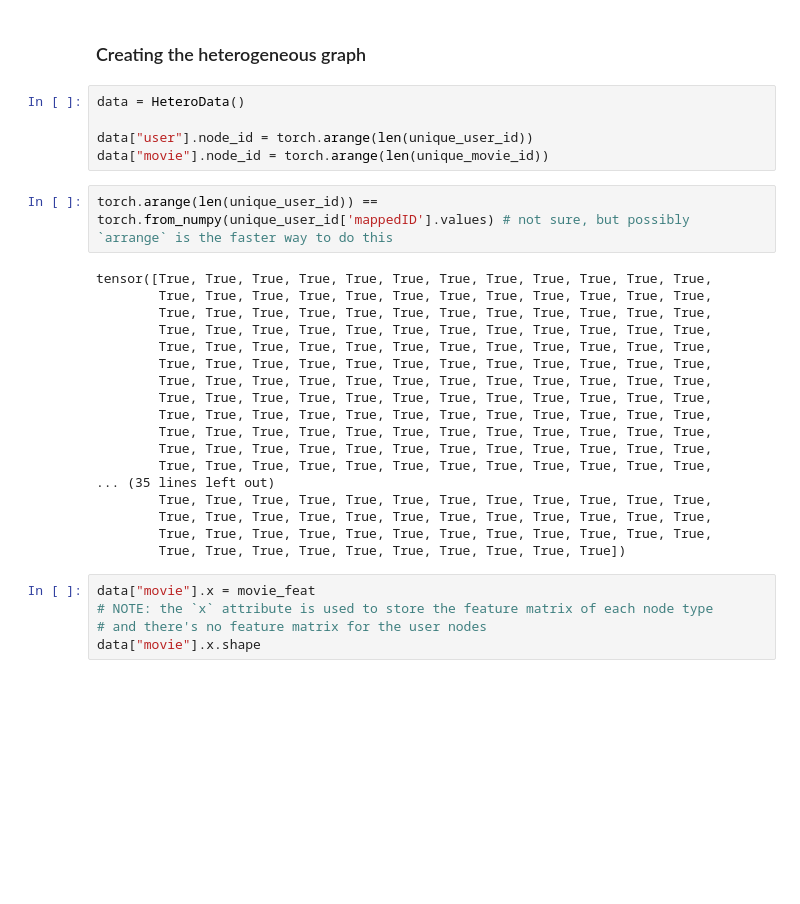
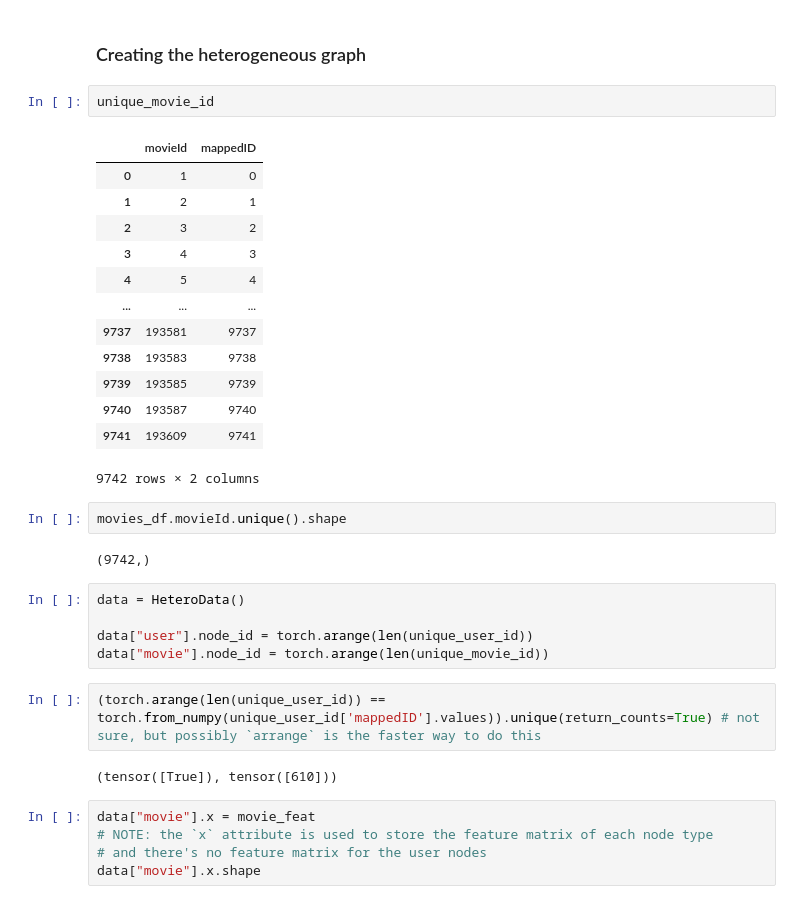
Before and after one commit to hussain0613/LearningPyTorchGeometric, a Jupyter notebook: link_prediction_het_graph.ipynb, the cells around one changed output. Cells and saved outputs as stored; diff of their text form; blank space fills up the shorter version.

```diff
--- a/link_prediction_het_graph.ipynb
+++ b/link_prediction_het_graph.ipynb
@@ -168,30 +183,34 @@ tensor([[   0,    0,    0,  ...,  609,  609,  609],
 # %% [markdown]
 ### Creating the heterogeneous graph
+# %%
+unique_movie_id
+# %% [output]
+|  | movieId | mappedID |
+| 0 | 1 | 0 |
+| 1 | 2 | 1 |
+| 2 | 3 | 2 |
+| 3 | 4 | 3 |
+| 4 | 5 | 4 |
+| ... | ... | ... |
+| 9737 | 193581 | 9737 |
+| 9738 | 193583 | 9738 |
+| 9739 | 193585 | 9739 |
+| 9740 | 193587 | 9740 |
+| 9741 | 193609 | 9741 |
+9742 rows × 2 columns
+# %%
+movies_df.movieId.unique().shape
+# %% [output]
+(9742,)
 # %%
 data = HeteroData()
 
 data["user"].node_id = torch.arange(len(unique_user_id))
 data["movie"].node_id = torch.arange(len(unique_movie_id))
 # %%
-torch.arange(len(unique_user_id)) == torch.from_numpy(unique_user_id['mappedID'].values) # not sure, but possibly `arrange` is the faster way to do this
+(torch.arange(len(unique_user_id)) == torch.from_numpy(unique_user_id['mappedID'].values)).unique(return_counts=True) # not sure, but possibly `arrange` is the faster way to do this
 # %% [output]
-tensor([True, True, True, True, True, True, True, True, True, True, True, True,
-        True, True, True, True, True, True, True, True, True, True, True, True,
-        True, True, True, True, True, True, True, True, True, True, True, True,
-        True, True, True, True, True, True, True, True, True, True, True, True,
-        True, True, True, True, True, True, True, True, True, True, True, True,
-        True, True, True, True, True, True, True, True, True, True, True, True,
-        True, True, True, True, True, True, True, True, True, True, True, True,
-        True, True, True, True, True, True, True, True, True, True, True, True,
-        True, True, True, True, True, True, True, True, True, True, True, True,
-        True, True, True, True, True, True, True, True, True, True, True, True,
-        True, True, True, True, True, True, True, True, True, True, True, True,
-        True, True, True, True, True, True, True, True, True, True, True, True,
-... (35 lines left out)
-        True, True, True, True, True, True, True, True, True, True, True, True,
-        True, True, True, True, True, True, True, True, True, True, True, True,
-        True, True, True, True, True, True, True, True, True, True, True, True,
-        True, True, True, True, True, True, True, True, True, True])
+(tensor([True]), tensor([610]))
 # %%
 data["movie"].x = movie_feat
 # NOTE: the `x` attribute is used to store the feature matrix of each node type
```
Also changed, not shown: parts of 35 cells of this notebook, 1 other file.
